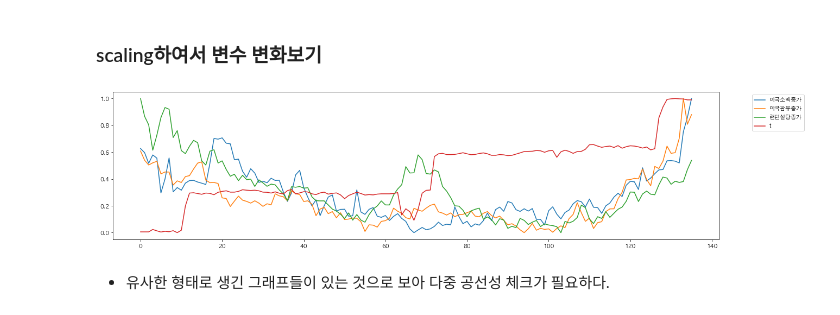
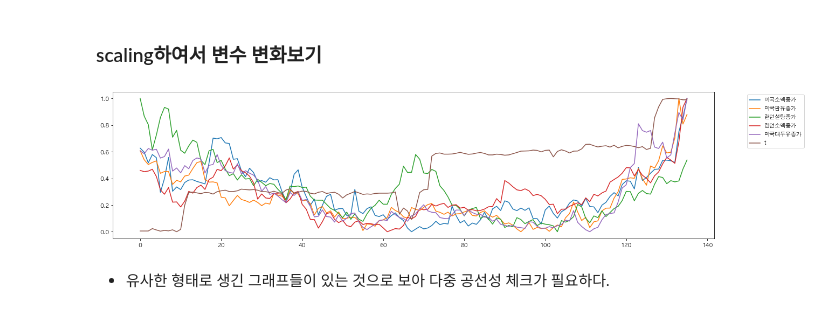
Before and after one commit to yongjunism/BobBit, a Jupyter notebook: modeling/ramyun/analysis.ipynb, the cells around one changed output. Drawn from its saved outputs; the diff is of its cells as text; code cells hidden in the pictures.

```diff
--- a/modeling/ramyun/analysis.ipynb
+++ b/modeling/ramyun/analysis.ipynb
@@ -198,19 +199,19 @@ from sklearn.preprocessing import MinMaxScaler
 # %%
 scaler2 = MinMaxScaler()
 scaled = result.copy()
 features2 = list(scaled)
 scale_features2 = list(features2)
 scale_features2.remove('날짜')
 scaled[scale_features2] = scaler2.fit_transform(scaled[scale_features2])
 scaled = pd.DataFrame(scaled)
 scaled.index = scaled.index
 
 scaled.columns = features2
-scaled.loc[:,['미국소맥종가', '미국팜유종가', '런던설탕종가','t']].plot(figsize=(20,5))
+scaled.loc[:,['미국소맥종가', '미국팜유종가', '런던설탕종가', '런던소맥종가', '미국대두유종가', 't']].plot(figsize=(20,5))
 plt.legend(bbox_to_anchor=(1.05, 1.0), loc='upper left')
 plt.show()
 # %% [output]
-[figure, old version]
+[figure, new version]
 # %% [markdown]
 - 유사한 형태로 생긴 그래프들이 있는 것으로 보아 다중 공선성 체크가 필요하다.
 # %%
```
Also changed, not shown: parts of 1 cell of this notebook, 9 other files.
